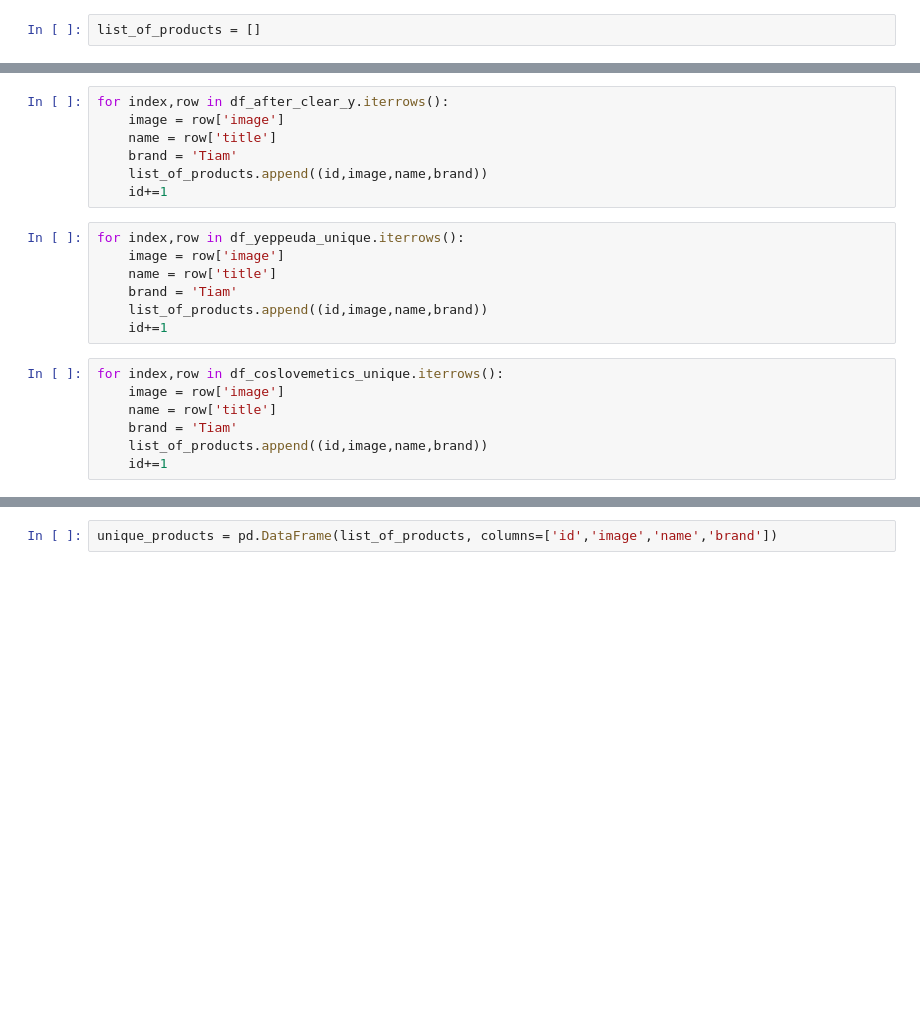
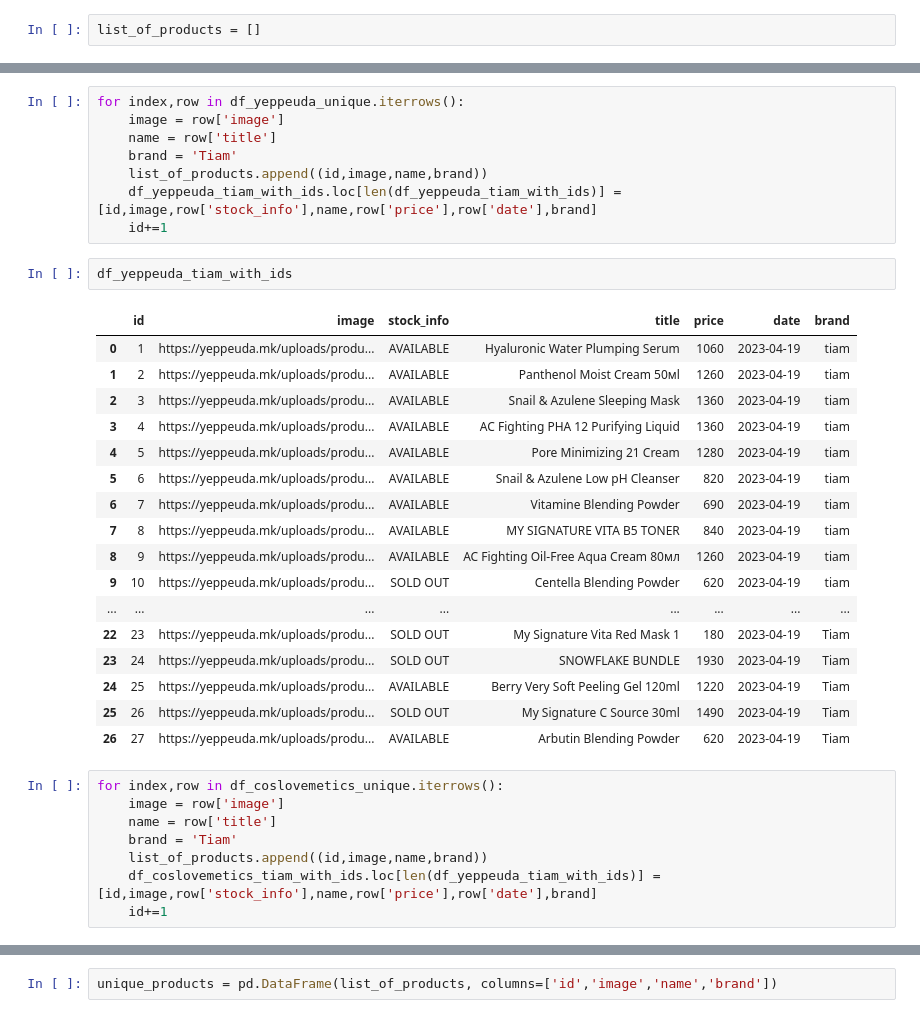
Before and after one commit to amatanasovska/affordable-skin, a Jupyter notebook: scraping-scripts/initial_scraping_files/initial_data_analysis.ipynb, the cells around one changed output, grey strips where cells are left out. Drawn from its saved outputs; the diff is of its cells as text; blank space fills up the shorter version.

```diff
--- a/scraping-scripts/initial_data_analysis.ipynb
+++ b/scraping-scripts/initial_scraping_files/initial_data_analysis.ipynb
@@ -279,24 +357,39 @@ for pair in equal_rows:
 # %%
-for index,row in df_after_clear_y.iterrows():
+for index,row in df_yeppeuda_unique.iterrows():
     image = row['image']
     name = row['title']
     brand = 'Tiam'
     list_of_products.append((id,image,name,brand))
+    df_yeppeuda_tiam_with_ids.loc[len(df_yeppeuda_tiam_with_ids)] = [id,image,row['stock_info'],name,row['price'],row['date'],brand]
     id+=1
+# %%
+df_yeppeuda_tiam_with_ids
+# %% [output]
+|  | id | image | stock_info | title | price | date | brand |
+| 0 | 1 | https://yeppeuda.mk/uploads/produ... | AVAILABLE | Hyaluronic Water Plumping Serum | 1060 | 2023-04-19 | tiam |
+| 1 | 2 | https://yeppeuda.mk/uploads/produ... | AVAILABLE | Panthenol Moist Cream 50мl | 1260 | 2023-04-19 | tiam |
+| 2 | 3 | https://yeppeuda.mk/uploads/produ... | AVAILABLE | Snail & Azulene Sleeping Mask | 1360 | 2023-04-19 | tiam |
+| 3 | 4 | https://yeppeuda.mk/uploads/produ... | AVAILABLE | AC Fighting PHA 12 Purifying Liquid | 1360 | 2023-04-19 | tiam |
+| 4 | 5 | https://yeppeuda.mk/uploads/produ... | AVAILABLE | Pore Minimizing 21 Cream | 1280 | 2023-04-19 | tiam |
+| 5 | 6 | https://yeppeuda.mk/uploads/produ... | AVAILABLE | Snail & Azulene Low pH Cleanser | 820 | 2023-04-19 | tiam |
+| 6 | 7 | https://yeppeuda.mk/uploads/produ... | AVAILABLE | Vitamine Blending Powder | 690 | 2023-04-19 | tiam |
+| 7 | 8 | https://yeppeuda.mk/uploads/produ... | AVAILABLE | MY SIGNATURE VITA B5 TONER | 840 | 2023-04-19 | tiam |
+| 8 | 9 | https://yeppeuda.mk/uploads/produ... | AVAILABLE | AC Fighting Oil-Free Aqua Cream 80мл | 1260 | 2023-04-19 | tiam |
+| 9 | 10 | https://yeppeuda.mk/uploads/produ... | SOLD OUT | Centella Blending Powder | 620 | 2023-04-19 | tiam |
+| ... | ... | ... | ... | ... | ... | ... | ... |
+| 22 | 23 | https://yeppeuda.mk/uploads/produ... | SOLD OUT | My Signature Vita Red Mask 1 | 180 | 2023-04-19 | Tiam |
+| 23 | 24 | https://yeppeuda.mk/uploads/produ... | SOLD OUT | SNOWFLAKE BUNDLE | 1930 | 2023-04-19 | Tiam |
+| 24 | 25 | https://yeppeuda.mk/uploads/produ... | AVAILABLE | Berry Very Soft Peeling Gel 120ml | 1220 | 2023-04-19 | Tiam |
+| 25 | 26 | https://yeppeuda.mk/uploads/produ... | SOLD OUT | My Signature C Source 30ml | 1490 | 2023-04-19 | Tiam |
+| 26 | 27 | https://yeppeuda.mk/uploads/produ... | AVAILABLE | Arbutin Blending Powder | 620 | 2023-04-19 | Tiam |
 # %%
-for index,row in df_yeppeuda_unique.iterrows():
+for index,row in df_coslovemetics_unique.iterrows():
     image = row['image']
     name = row['title']
     brand = 'Tiam'
     list_of_products.append((id,image,name,brand))
+    df_coslovemetics_tiam_with_ids.loc[len(df_yeppeuda_tiam_with_ids)] = [id,image,row['stock_info'],name,row['price'],row['date'],brand]
     id+=1
-# %%
-for index,row in df_coslovemetics_unique.iterrows():
-    image = row['image']
-    name = row['title']
-    brand = 'Tiam'
-    list_of_products.append((id,image,name,brand))
-    id+=1
 # %%
 list_of_products
 # %% [output]
```
Also changed, not shown: parts of 20 cells of this notebook, 18 other files.
